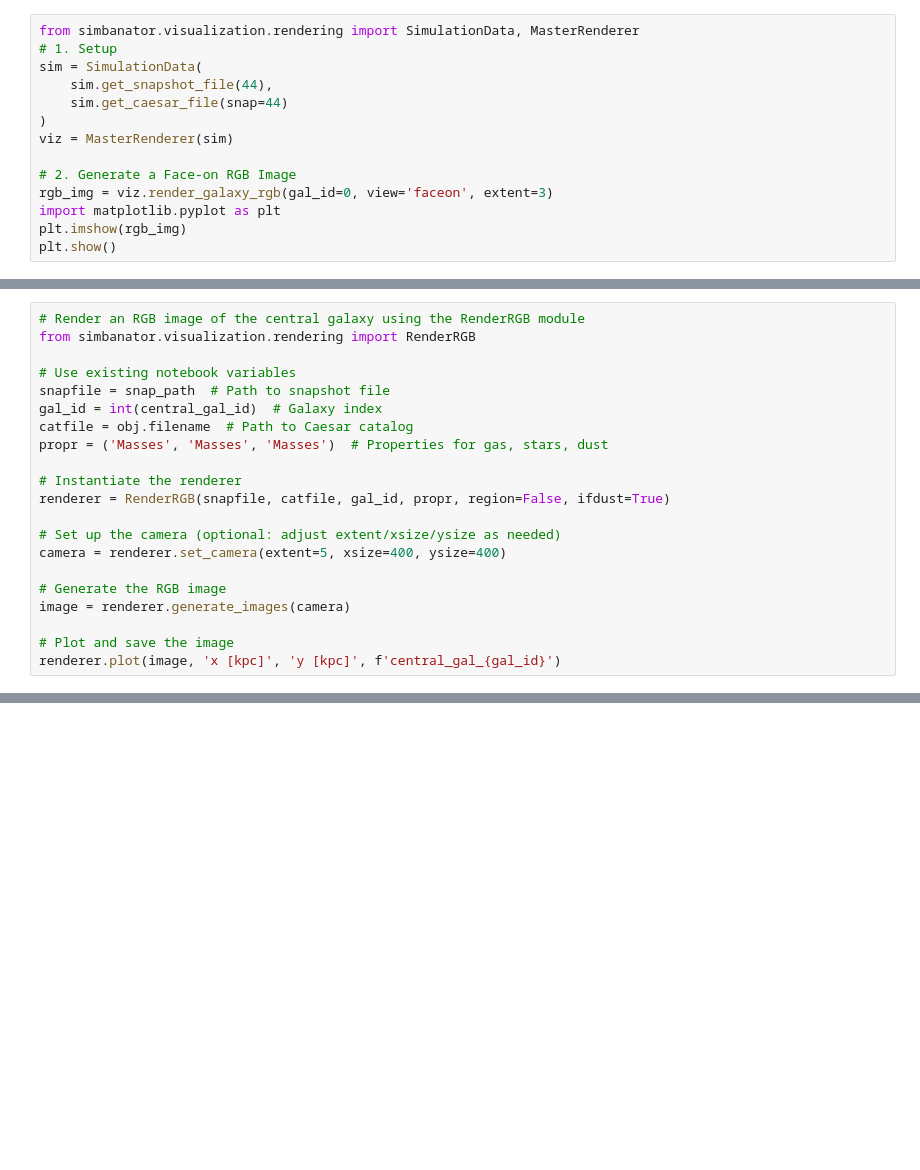
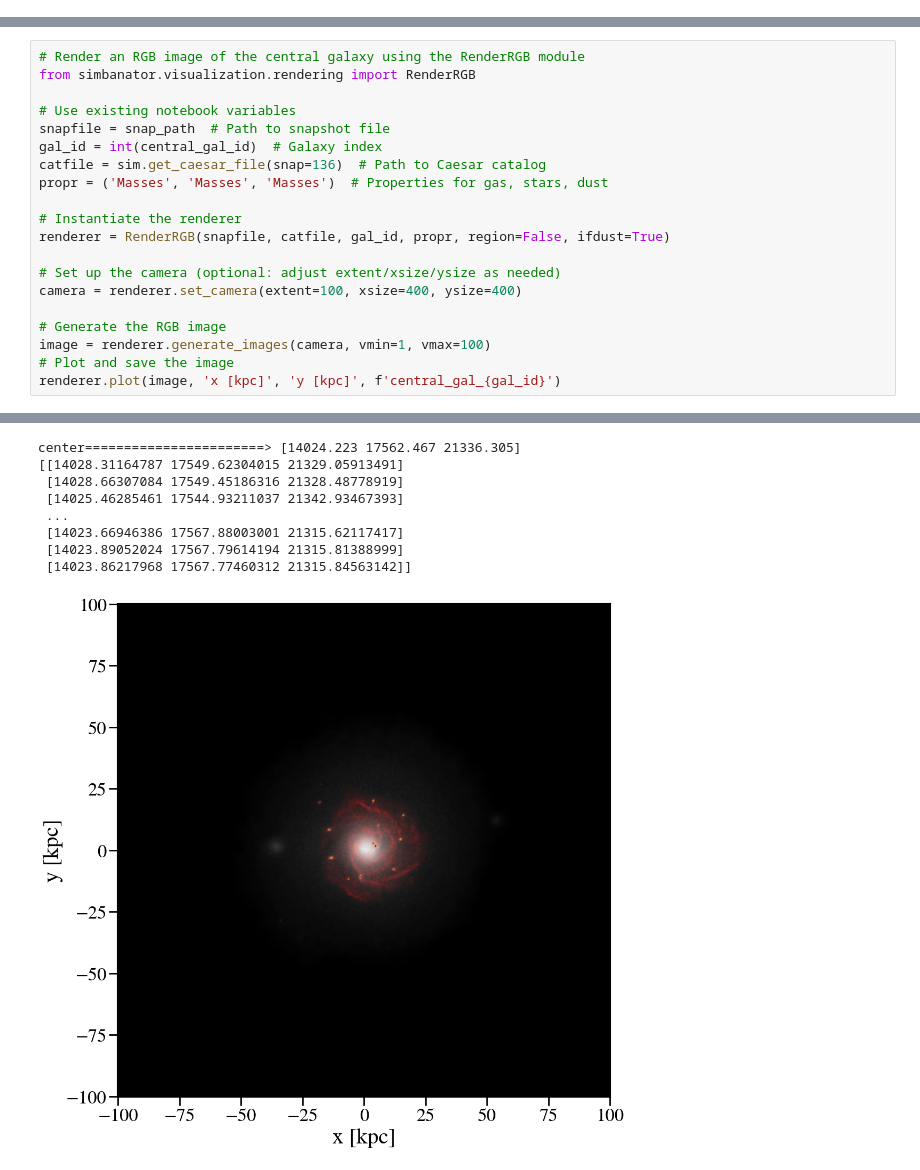
Before and after one commit to GiulianoLo/analize_simba_cgm, a Jupyter notebook: test_full_functions_backup.ipynb, the cells around one changed output, grey strips where cells are left out. Drawn from its saved outputs; the diff is of its cells as text; blank space fills up the shorter version.

```diff
--- a/test_full_functions_backup.ipynb
+++ b/test_full_functions_backup.ipynb
@@ -299,14 +52,0 @@ AttributeError: 'CAESAR' object has no attribute 'redshifts'
-# %%
-from simbanator.visualization.rendering import SimulationData, MasterRenderer
-# 1. Setup
-sim = SimulationData(
-    sim.get_snapshot_file(44),
-    sim.get_caesar_file(snap=44)
-)
-viz = MasterRenderer(sim)
-
-# 2. Generate a Face-on RGB Image
-rgb_img = viz.render_galaxy_rgb(gal_id=0, view='faceon', extent=3)
-import matplotlib.pyplot as plt
-plt.imshow(rgb_img)
-plt.show()
@@ -378,17 +57,17 @@ from simbanator.visualization.rendering import RenderRGB
 # Use existing notebook variables
 snapfile = snap_path  # Path to snapshot file
 gal_id = int(central_gal_id)  # Galaxy index
-catfile = obj.filename  # Path to Caesar catalog
+catfile = sim.get_caesar_file(snap=136)  # Path to Caesar catalog
 propr = ('Masses', 'Masses', 'Masses')  # Properties for gas, stars, dust
 
 # Instantiate the renderer
 renderer = RenderRGB(snapfile, catfile, gal_id, propr, region=False, ifdust=True)
 
 # Set up the camera (optional: adjust extent/xsize/ysize as needed)
-camera = renderer.set_camera(extent=5, xsize=400, ysize=400)
+camera = renderer.set_camera(extent=100, xsize=400, ysize=400)
 
 # Generate the RGB image
-image = renderer.generate_images(camera)
-
+image = renderer.generate_images(camera, vmin=1, vmax=100)
 # Plot and save the image
 renderer.plot(image, 'x [kpc]', 'y [kpc]', f'central_gal_{gal_id}')
+# %% [output]
@@ -394,0 +91,9 @@ renderer.plot(image, 'x [kpc]', 'y [kpc]', f'central_gal_{gal_id}')
+center=======================> [14024.223 17562.467 21336.305]
+[[14028.31164787 17549.62304015 21329.05913491]
+ [14028.66307084 17549.45186316 21328.48778919]
+ [14025.46285461 17544.93211037 21342.93467393]
+ ...
+ [14023.66946386 17567.88003001 21315.62117417]
+ [14023.89052024 17567.79614194 21315.81388999]
+ [14023.86217968 17567.77460312 21315.84563142]]
+[figure, added]
```
Also changed, not shown: parts of 16 cells of this notebook, 10 other files.
